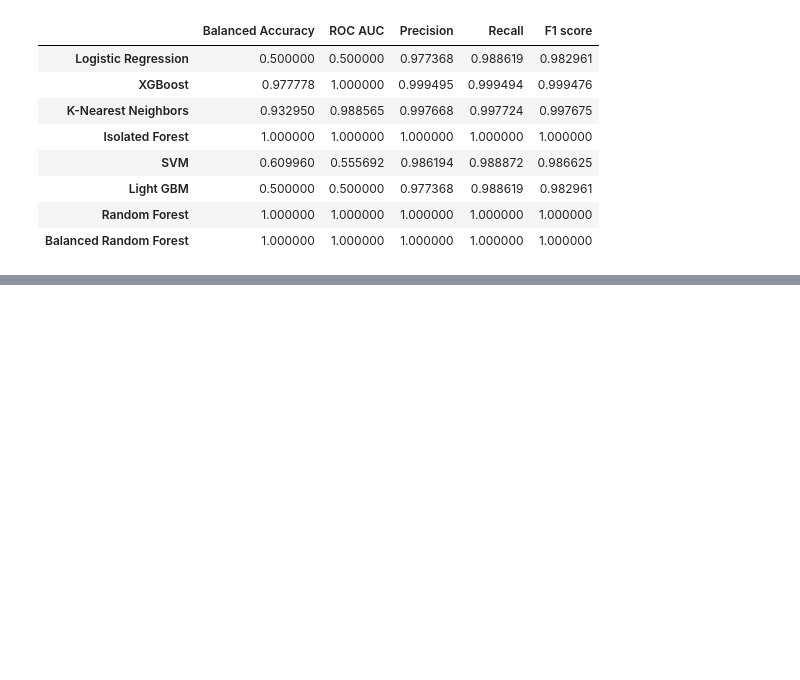
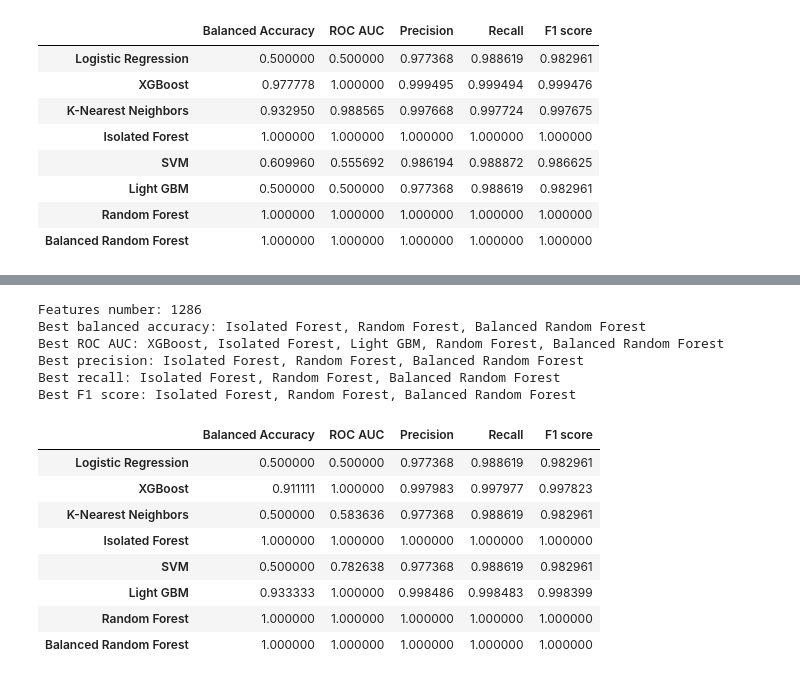
Before and after one commit to melehean/CTC-Detection, a Jupyter notebook: compare_models_SC_integration_dataset.ipynb, the cells around one changed output, grey strips where cells are left out. Saved outputs shown, nothing was run; the diff lists cells and outputs as text; code cells hidden in the pictures; blank space fills up the shorter version.

```diff
--- a/compare_models_SC_integration_dataset.ipynb
+++ b/compare_models_SC_integration_dataset.ipynb
@@ -459,0 +505,18 @@ Best F1 score: Isolated Forest, Random Forest, Balanced Random Forest
+# %%
+run_all_models(classifiers, names, filtered_by_zero_values_train_data, train_true_results, filtered_by_zero_values_test_data, test_true_results)
+# %% [output]
+Features number: 1286
+Best balanced accuracy: Isolated Forest, Random Forest, Balanced Random Forest
+Best ROC AUC: XGBoost, Isolated Forest, Light GBM, Random Forest, Balanced Random Forest
+Best precision: Isolated Forest, Random Forest, Balanced Random Forest
+Best recall: Isolated Forest, Random Forest, Balanced Random Forest
+Best F1 score: Isolated Forest, Random Forest, Balanced Random Forest
+|  | Balanced Accuracy | ROC AUC | Precision | Recall | F1 score |
+| Logistic Regression | 0.500000 | 0.500000 | 0.977368 | 0.988619 | 0.982961 |
+| XGBoost | 0.911111 | 1.000000 | 0.997983 | 0.997977 | 0.997823 |
+| K-Nearest Neighbors | 0.500000 | 0.583636 | 0.977368 | 0.988619 | 0.982961 |
+| Isolated Forest | 1.000000 | 1.000000 | 1.000000 | 1.000000 | 1.000000 |
+| SVM | 0.500000 | 0.782638 | 0.977368 | 0.988619 | 0.982961 |
+| Light GBM | 0.933333 | 1.000000 | 0.998486 | 0.998483 | 0.998399 |
+| Random Forest | 1.000000 | 1.000000 | 1.000000 | 1.000000 | 1.000000 |
+| Balanced Random Forest | 1.000000 | 1.000000 | 1.000000 | 1.000000 | 1.000000 |
```
Also changed, not shown: parts of 6 cells of this notebook, 3 other files.
